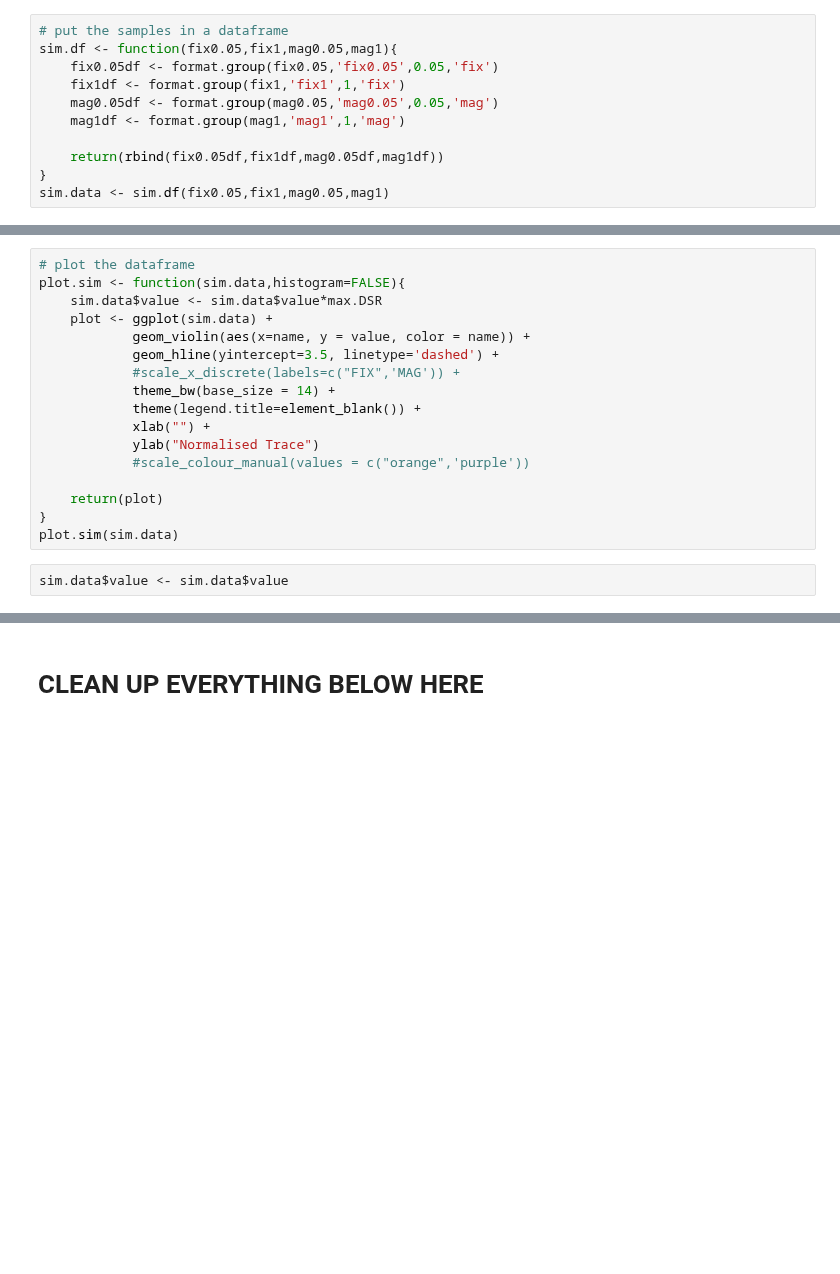
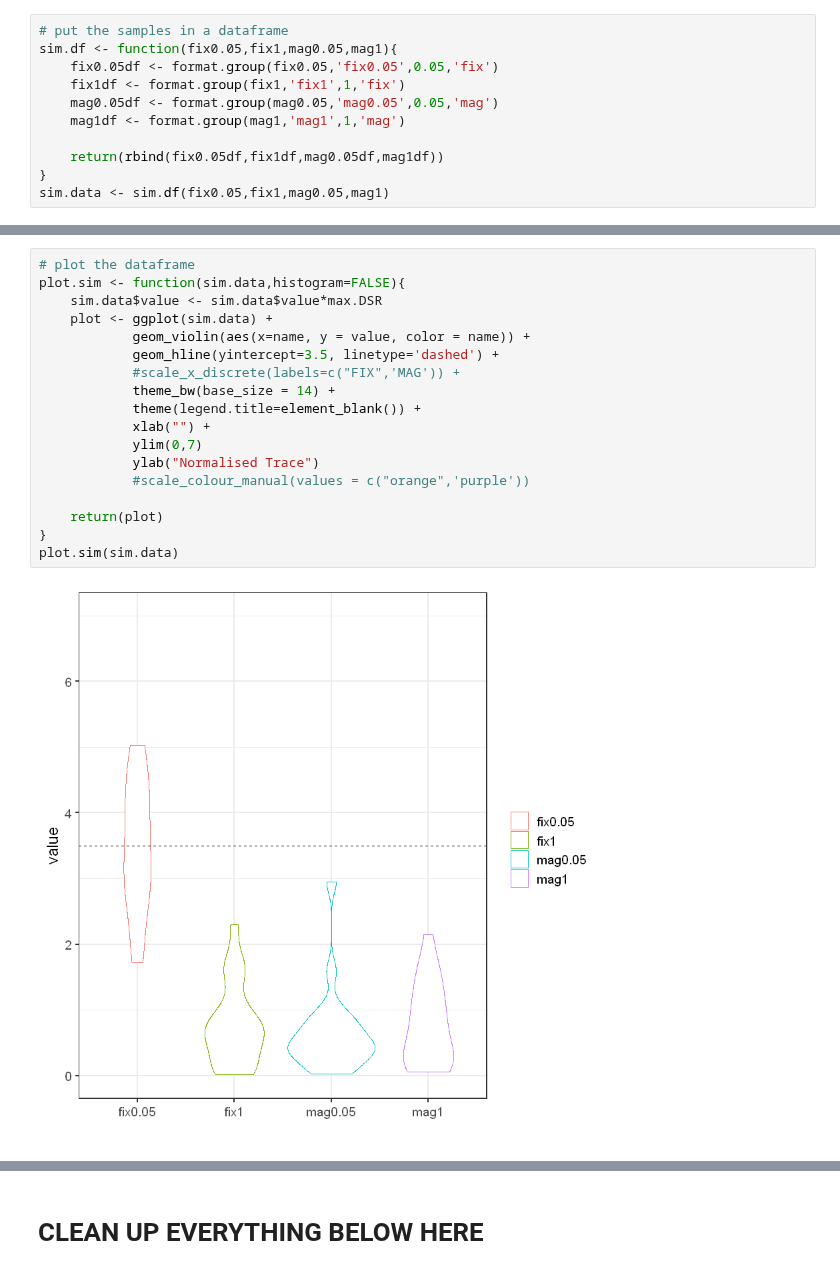
Before and after one commit to ArielZJ/Precision-Phenomenology-Data-Analysis, a Jupyter notebook: Fovea vs. Periphery Color Similarity Pilot Analysis - 2stim Analysis.ipynb, the cells around one changed output, grey strips where cells are left out. Drawn from its saved outputs; the diff is of its cells as text; blank space fills up the shorter version.

```diff
--- a/Fovea vs. Periphery Color Similarity Pilot Analysis - 2stim Analysis.ipynb
+++ b/Fovea vs. Periphery Color Similarity Pilot Analysis - 2stim Analysis.ipynb
@@ -2291,22 +2294,23 @@ head(sim.data)
 # %%
 # plot the dataframe
 plot.sim <- function(sim.data,histogram=FALSE){
     sim.data$value <- sim.data$value*max.DSR
     plot <- ggplot(sim.data) +
             geom_violin(aes(x=name, y = value, color = name)) +
             geom_hline(yintercept=3.5, linetype='dashed') +
             #scale_x_discrete(labels=c("FIX",'MAG')) +
             theme_bw(base_size = 14) +
             theme(legend.title=element_blank()) +
             xlab("") +
+            ylim(0,7)
             ylab("Normalised Trace")
             #scale_colour_manual(values = c("orange",'purple'))
 
     return(plot)
 }
 plot.sim(sim.data)
+# %% [output]
+[figure, added]
-# %%
-sim.data$value <- sim.data$value
 # %%
 # Statistical test
 
```
Also changed, not shown: parts of 8 cells of this notebook.
